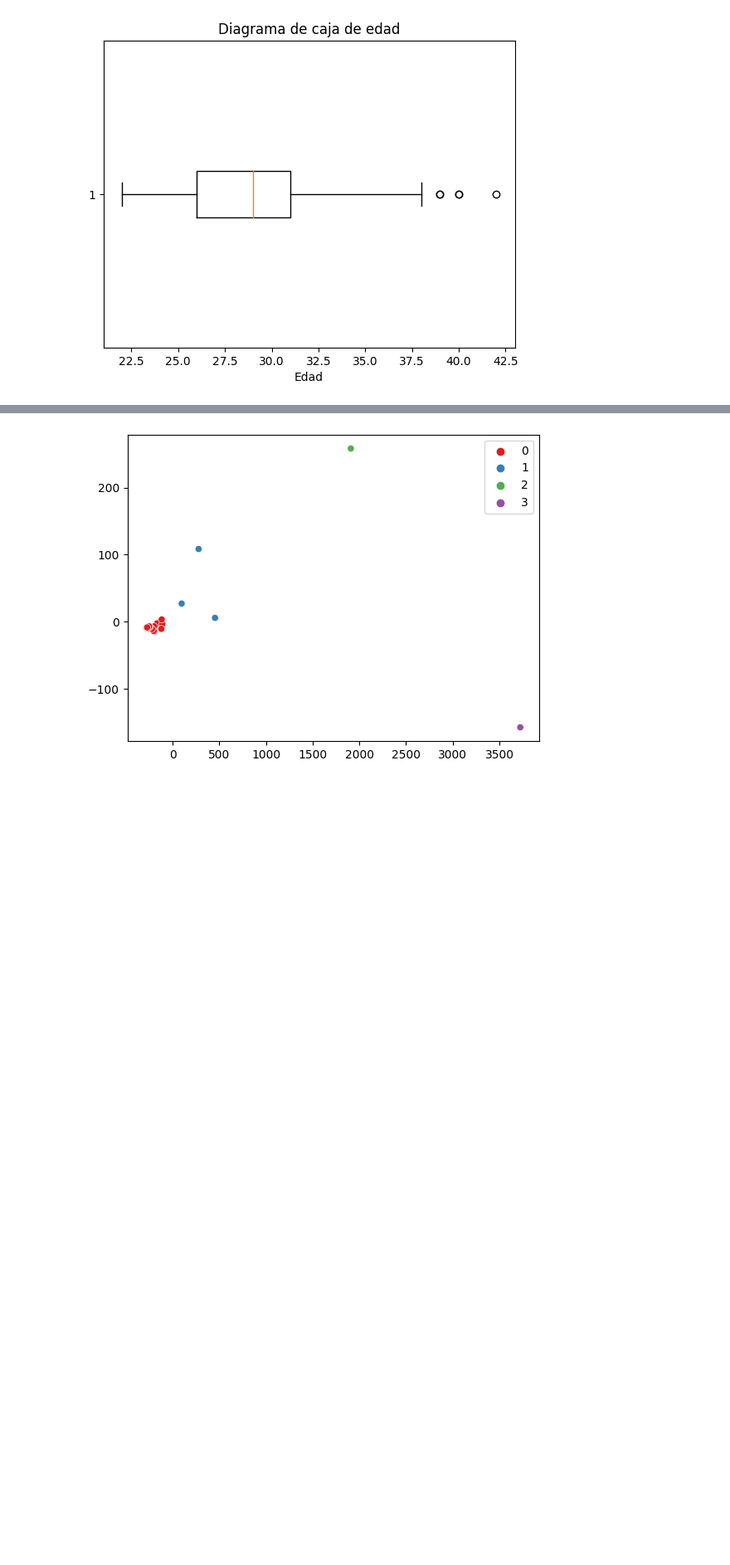
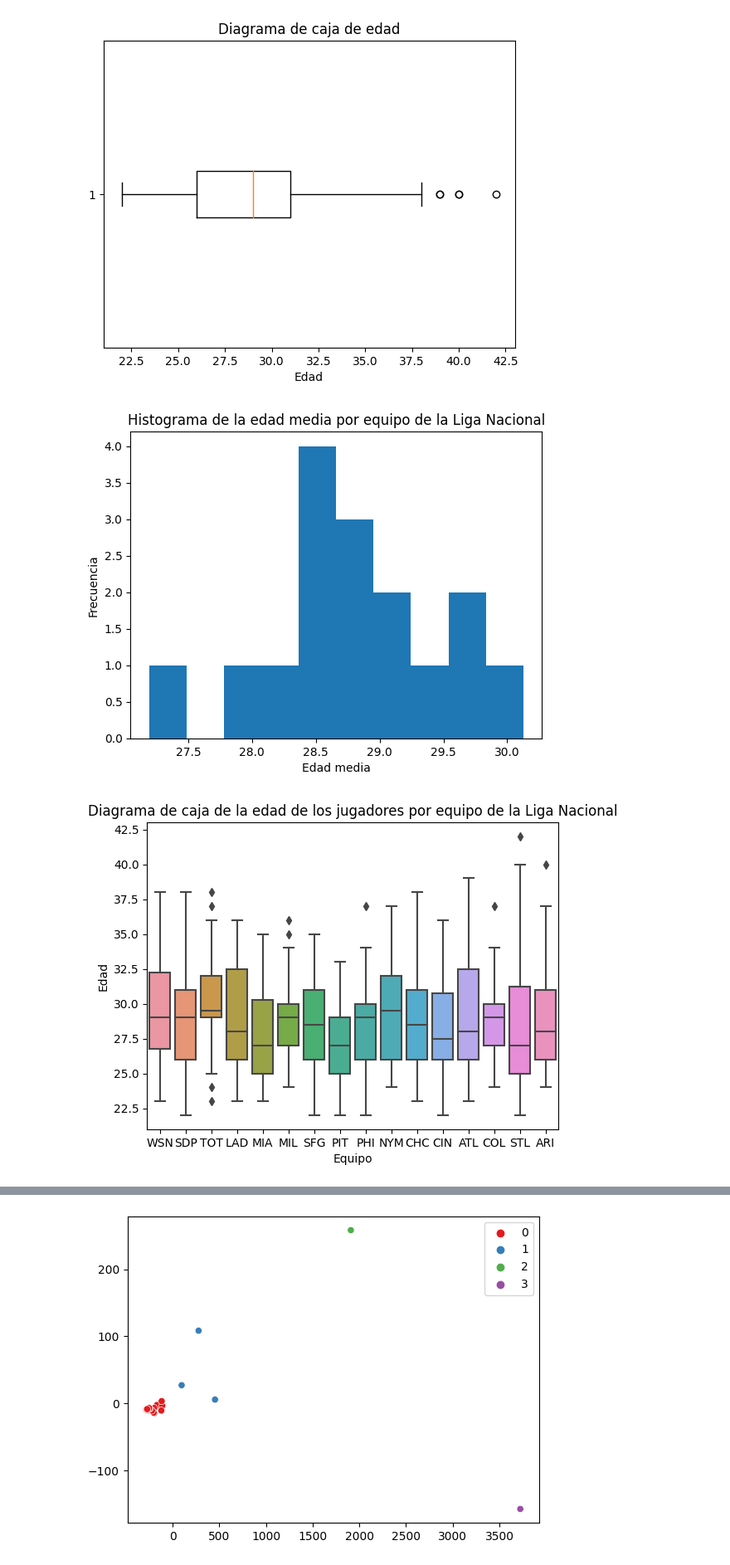
Before and after one commit to raudel25/MLB-Stats-Project, a Jupyter notebook: mlb-stats-project.ipynb, the cells around one changed output, grey strips where cells are left out. Shown at 83% size. Cells and saved outputs as stored; diff of their text form; code cells hidden in the pictures; blank space fills up the shorter version.

Commit message:
analisis por equipos

```diff
--- a/mlb-stats-project.ipynb
+++ b/mlb-stats-project.ipynb
@@ -67,3 +67,23 @@ Name: Age, dtype: float64
 Rango intercuartílico: 5.0
 [figure]
 [figure]
+# %%
+# Agrupar los datos por equipo y calcular la media de la edad de los jugadores
+nl_age = nl.groupby('Tm')['Age'].mean()
+
+# Hacer un histograma de la edad media por equipo
+plt.hist(nl_age)
+plt.xlabel('Edad media')
+plt.ylabel('Frecuencia')
+plt.title('Histograma de la edad media por equipo de la Liga Nacional')
+plt.show()
+
+# Hacer un diagrama de caja de la edad de los jugadores por equipo
+sns.boxplot(x='Tm', y='Age', data=nl)
+plt.xlabel('Equipo')
+plt.ylabel('Edad')
+plt.title('Diagrama de caja de la edad de los jugadores por equipo de la Liga Nacional')
+plt.show()
+# %% [output]
+[figure, added]
+[figure, added]
```
Also changed, not shown: parts of 5 cells of this notebook.
